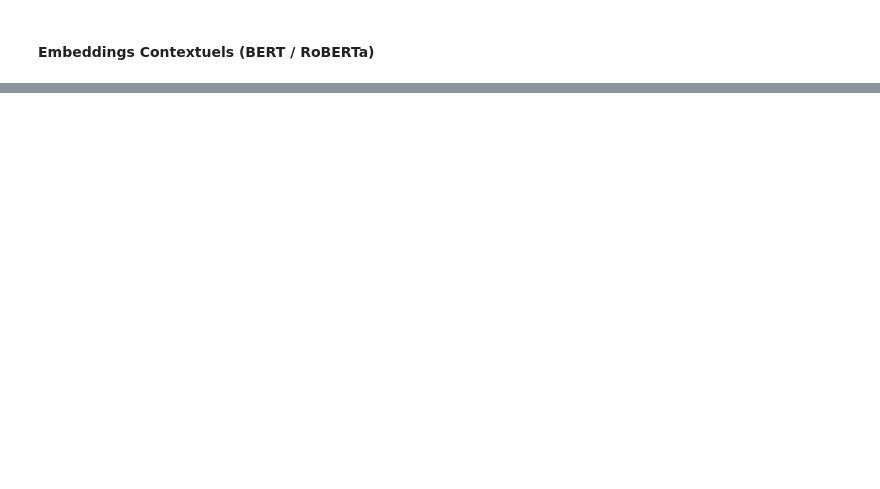
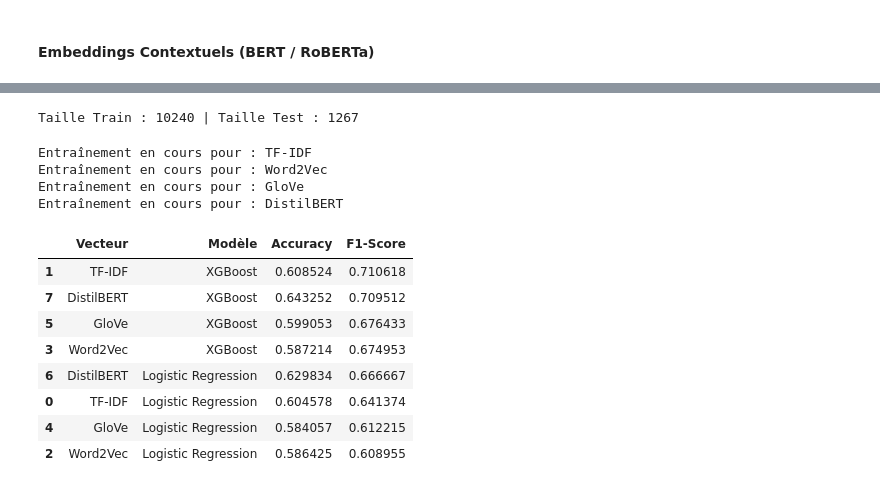
Before and after one commit to julessa/grp3_projet3_data, a Jupyter notebook: LABORATOIRE/Laura/Fake_News_Preprocessing_Feature_Engineering.ipynb, the cells around one changed output, grey strips where cells are left out. Saved outputs shown, nothing was run; the diff lists cells and outputs as text; code cells hidden in the pictures; blank space fills up the shorter version.

Commit message:
Change: added my new notebook with models

```diff
--- a/LABORATOIRE/Laura/Fake_News_Preprocessing_Feature_Engineering.ipynb
+++ b/LABORATOIRE/Laura/Fake_News_Preprocessing_Feature_Engineering.ipynb
@@ -246,0 +461,2 @@ def get_bert_embeddings(text):
+# %%
+X_bert_test = np.array([get_bert_embeddings(s) for s in tqdm(df_test['statement'])])
@@ -246,0 +474,68 @@ def get_bert_embeddings(text):
+# %%
+# On regroupe les couples (Train, Test) pour chaque méthode
+features = {
+    'TF-IDF': (X_tfidf, X_tfidf_test),
+    'Word2Vec': (X_w2v, X_w2v_test),
+    'GloVe': (X_glove, X_glove_test),
+    'DistilBERT': (X_bert, X_bert_test)
+}
+
+# Dictionnaire pour stocker les modèles pour SHAP plus tard
+trained_models = {}
+results = []
+# %%
+# Définition des cibles
+y_train = df['label_bin'].values
+y_test = df_test['label_bin'].values
+
+print(f"Taille Train : {len(y_train)} | Taille Test : {len(y_test)}")
+# %% [output]
+Taille Train : 10240 | Taille Test : 1267
+# %%
+for name, (X_tr, X_te) in features.items():
+    print(f"Entraînement en cours pour : {name}")
+
+    # --- Modèle 1 : Logistic Regression ---
+    lr = LogisticRegression(max_iter=1000, class_weight='balanced')
+    lr.fit(X_tr, y_train) # On entraîne sur le train
+    y_pred_lr = lr.predict(X_te) # On prédit sur le test
+
+    results.append({
+        'Vecteur': name,
+        'Modèle': 'Logistic Regression',
+        'Accuracy': accuracy_score(y_test, y_pred_lr),
+        'F1-Score': f1_score(y_test, y_pred_lr)
+    })
+    trained_models[f"{name}_LR"] = lr
+
+    # --- Modèle 2 : XGBoost ---
+    xgb = XGBClassifier(n_estimators=100, learning_rate=0.1, random_state=42)
+    xgb.fit(X_tr, y_train)
+    y_pred_xgb = xgb.predict(X_te)
+
+    results.append({
+        'Vecteur': name,
+        'Modèle': 'XGBoost',
+        'Accuracy': accuracy_score(y_test, y_pred_xgb),
+        'F1-Score': f1_score(y_test, y_pred_xgb)
+    })
+    trained_models[f"{name}_XGB"] = xgb
+
+# Affichage du tableau final
+import pandas as pd
+df_results = pd.DataFrame(results)
+display(df_results.sort_values(by='F1-Score', ascending=False))
+# %% [output]
+Entraînement en cours pour : TF-IDF
+Entraînement en cours pour : Word2Vec
+Entraînement en cours pour : GloVe
+Entraînement en cours pour : DistilBERT
+|  | Vecteur | Modèle | Accuracy | F1-Score |
+| 1 | TF-IDF | XGBoost | 0.608524 | 0.710618 |
+| 7 | DistilBERT | XGBoost | 0.643252 | 0.709512 |
+| 5 | GloVe | XGBoost | 0.599053 | 0.676433 |
+| 3 | Word2Vec | XGBoost | 0.587214 | 0.674953 |
+| 6 | DistilBERT | Logistic Regression | 0.629834 | 0.666667 |
+| 0 | TF-IDF | Logistic Regression | 0.604578 | 0.641374 |
+| 4 | GloVe | Logistic Regression | 0.584057 | 0.612215 |
+| 2 | Word2Vec | Logistic Regression | 0.586425 | 0.608955 |
```
Also changed, not shown: parts of 33 cells of this notebook.
